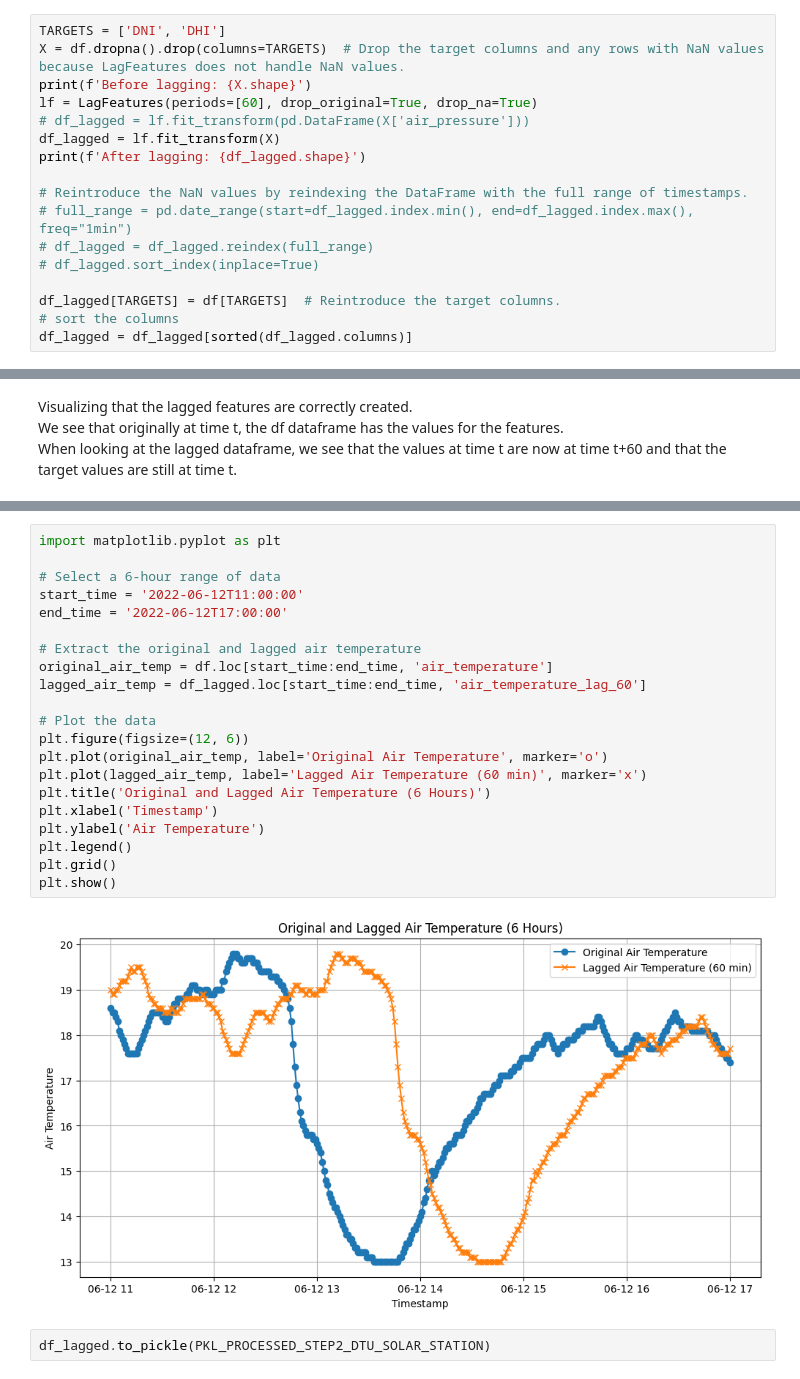
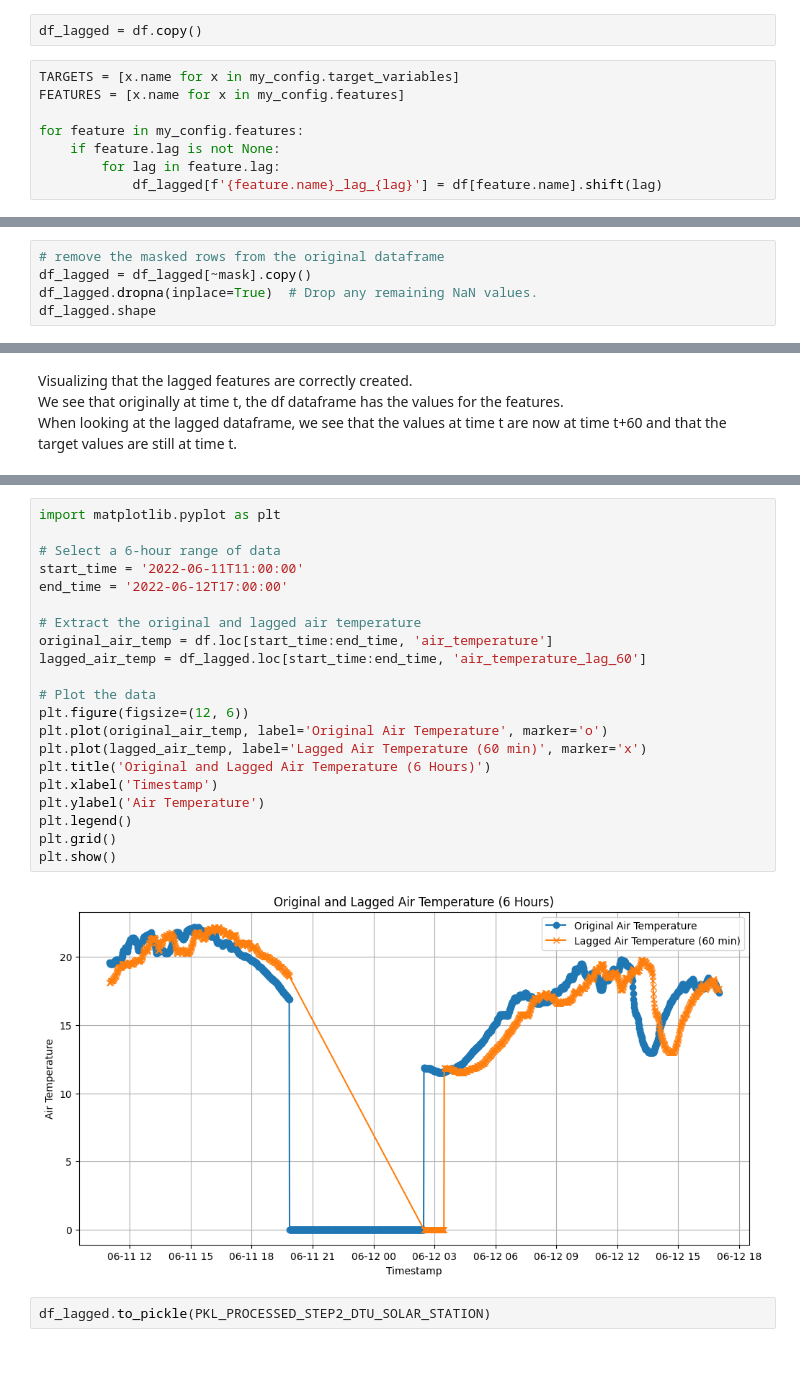
Before and after one commit to LucasDJensen/Solar-Irradiance-Nowcasting, a Jupyter notebook: Preprocess_Step_2.ipynb, the cells around one changed output, grey strips where cells are left out. Saved outputs shown, nothing was run; the diff lists cells and outputs as text.

Commit message:
Added config (NOT DONE)

```diff
--- a/Preprocess_Step_2.ipynb
+++ b/Preprocess_Step_2.ipynb
@@ -46,17 +115,10 @@ In order to predict the future values of the target variables, we need to create
+# %%
+df_lagged = df.copy()
 # %%
-TARGETS = ['DNI', 'DHI']
-X = df.dropna().drop(columns=TARGETS)  # Drop the target columns and any rows with NaN values because LagFeatures does not handle NaN values.
-print(f'Before lagging: {X.shape}')
-lf = LagFeatures(periods=[60], drop_original=True, drop_na=True)
-# df_lagged = lf.fit_transform(pd.DataFrame(X['air_pressure']))
-df_lagged = lf.fit_transform(X)
-print(f'After lagging: {df_lagged.shape}')
+TARGETS = [x.name for x in my_config.target_variables]
+FEATURES = [x.name for x in my_config.features]
 
-# Reintroduce the NaN values by reindexing the DataFrame with the full range of timestamps.
-# full_range = pd.date_range(start=df_lagged.index.min(), end=df_lagged.index.max(), freq="1min")
-# df_lagged = df_lagged.reindex(full_range)
-# df_lagged.sort_index(inplace=True)
-
-df_lagged[TARGETS] = df[TARGETS]  # Reintroduce the target columns.
-# sort the columns
-df_lagged = df_lagged[sorted(df_lagged.columns)]
+for feature in my_config.features:
+    if feature.lag is not None:
+        for lag in feature.lag:
+            df_lagged[f'{feature.name}_lag_{lag}'] = df[feature.name].shift(lag)
@@ -65,0 +141,5 @@ After lagging: (2460682, 8)
+# %%
+# remove the masked rows from the original dataframe
+df_lagged = df_lagged[~mask].copy()
+df_lagged.dropna(inplace=True)  # Drop any remaining NaN values.
+df_lagged.shape
@@ -86,26 +194,26 @@ display(df_lagged.loc['2022-06-12T11:00:00':'2022-06-12T15:00:00'][60:65])
 # %%
 import matplotlib.pyplot as plt
 
 # Select a 6-hour range of data
-start_time = '2022-06-12T11:00:00'
+start_time = '2022-06-11T11:00:00'
 end_time = '2022-06-12T17:00:00'
 
 # Extract the original and lagged air temperature
 original_air_temp = df.loc[start_time:end_time, 'air_temperature']
 lagged_air_temp = df_lagged.loc[start_time:end_time, 'air_temperature_lag_60']
 
 # Plot the data
 plt.figure(figsize=(12, 6))
 plt.plot(original_air_temp, label='Original Air Temperature', marker='o')
 plt.plot(lagged_air_temp, label='Lagged Air Temperature (60 min)', marker='x')
 plt.title('Original and Lagged Air Temperature (6 Hours)')
 plt.xlabel('Timestamp')
 plt.ylabel('Air Temperature')
 plt.legend()
 plt.grid()
 plt.show()
 # %% [output]
-[figure, old version]
+[figure, new version]
 # %%
 df_lagged.to_pickle(PKL_PROCESSED_STEP2_DTU_SOLAR_STATION)
 # %%
```
Also changed, not shown: parts of 11 cells of this notebook, 6 other files.
